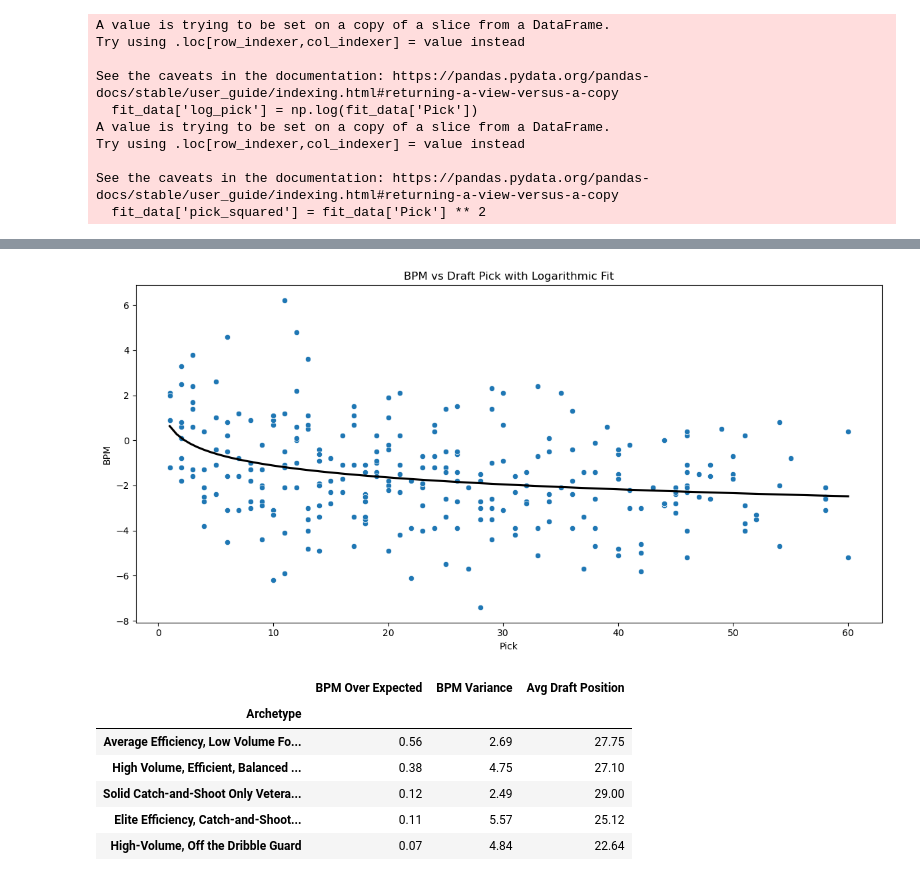
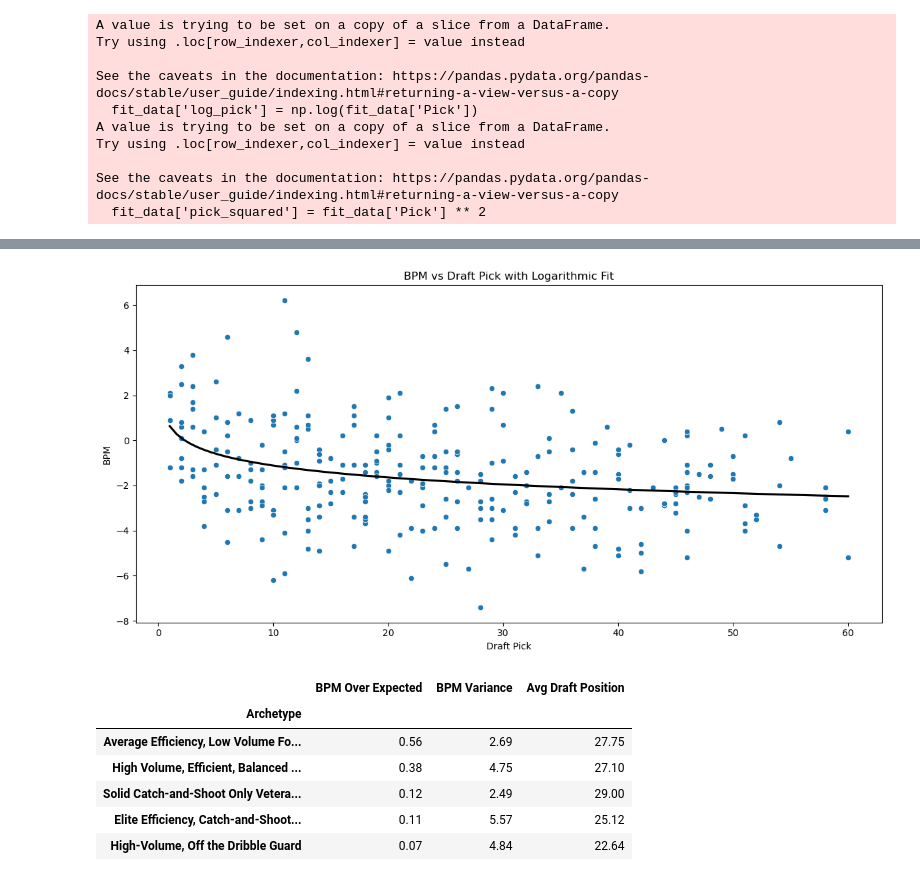
Before and after one commit to rickmart2/college-shooting-analysis-699, a Jupyter notebook: analysis.ipynb, the cells around one changed output, grey strips where cells are left out. Saved outputs shown, nothing was run; the diff lists cells and outputs as text; code cells hidden in the pictures.

```diff
--- a/analysis.ipynb
+++ b/analysis.ipynb
@@ -391,14 +408,15 @@ table.scale(1, 1.5)
 # %%
 plt.figure(figsize=(12,6))
 ax = sns.scatterplot(data=advanced_data, x='Pick', y='BPM')
 sns.regplot(data=advanced_data, x='Pick', y='BPM', scatter=False, logx = True, color='black', ci=None)
 
 plt.title('BPM vs Draft Pick with Logarithmic Fit')
+plt.xlabel('Draft Pick')
 
 plt.tight_layout()
 plt.show()
 # %% [output]
-[figure, old version]
+[figure, new version]
 # %%
 advanced_data = advanced_data.merge(model_log.resid.rename('Log_Residuals'), left_index=True, right_index=True)
 # %%
```
Also changed, not shown: parts of 11 cells of this notebook.
